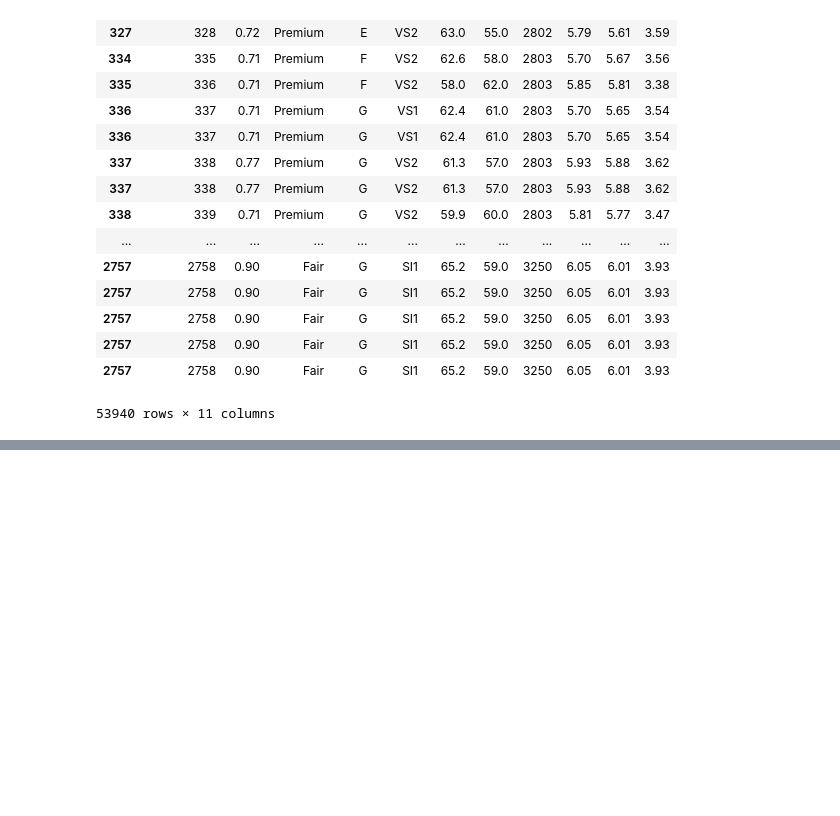
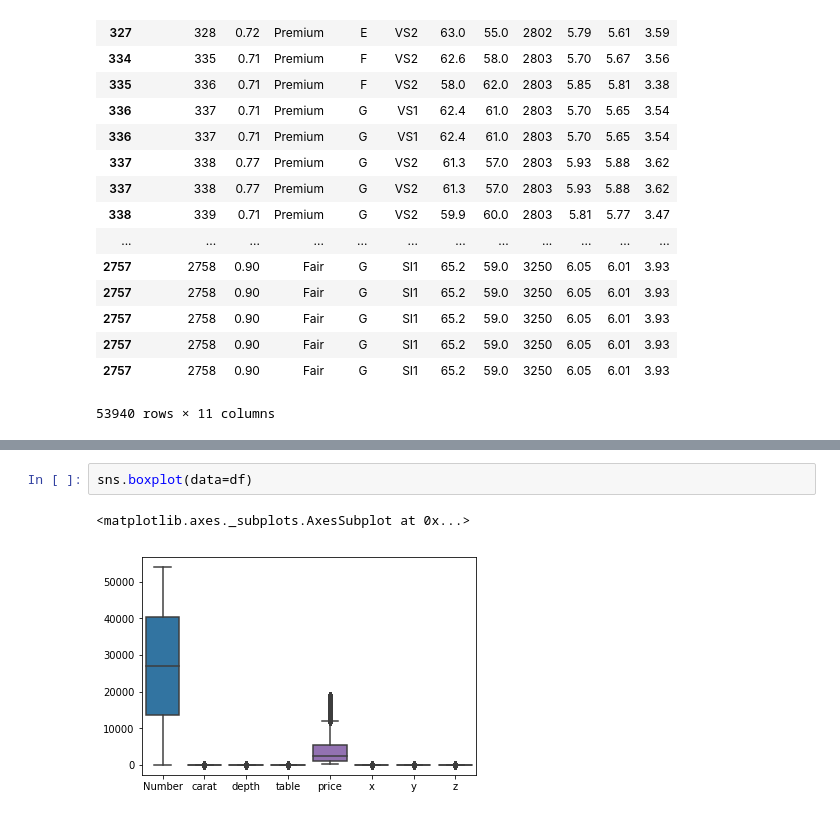
Before and after one commit to renjika19/DataAnalyticsBootCamp, a Jupyter notebook: Diamonds diamonds.ipynb, the cells around one changed output, grey strips where cells are left out. Saved outputs shown, nothing was run; the diff lists cells and outputs as text; blank space fills up the shorter version.

```diff
--- a/Diamonds diamonds.ipynb
+++ b/Diamonds diamonds.ipynb
@@ -95,0 +130,5 @@ df.sort_values('Price Point')
+# %%
+sns.boxplot(data=df)
+# %% [output]
+<matplotlib.axes._subplots.AxesSubplot at 0x...>
+[figure, added]
```
Also changed, not shown: parts of 13 cells of this notebook.
